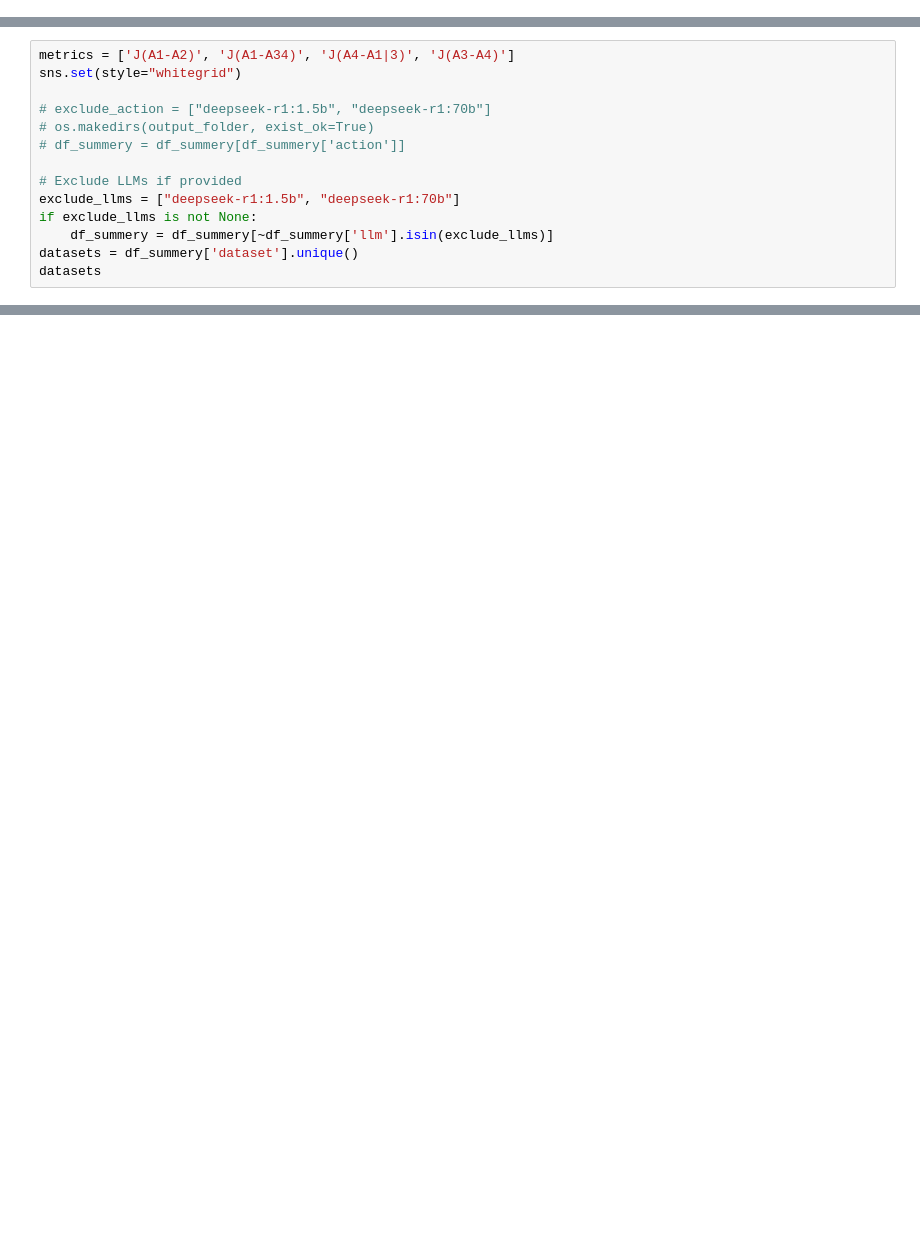
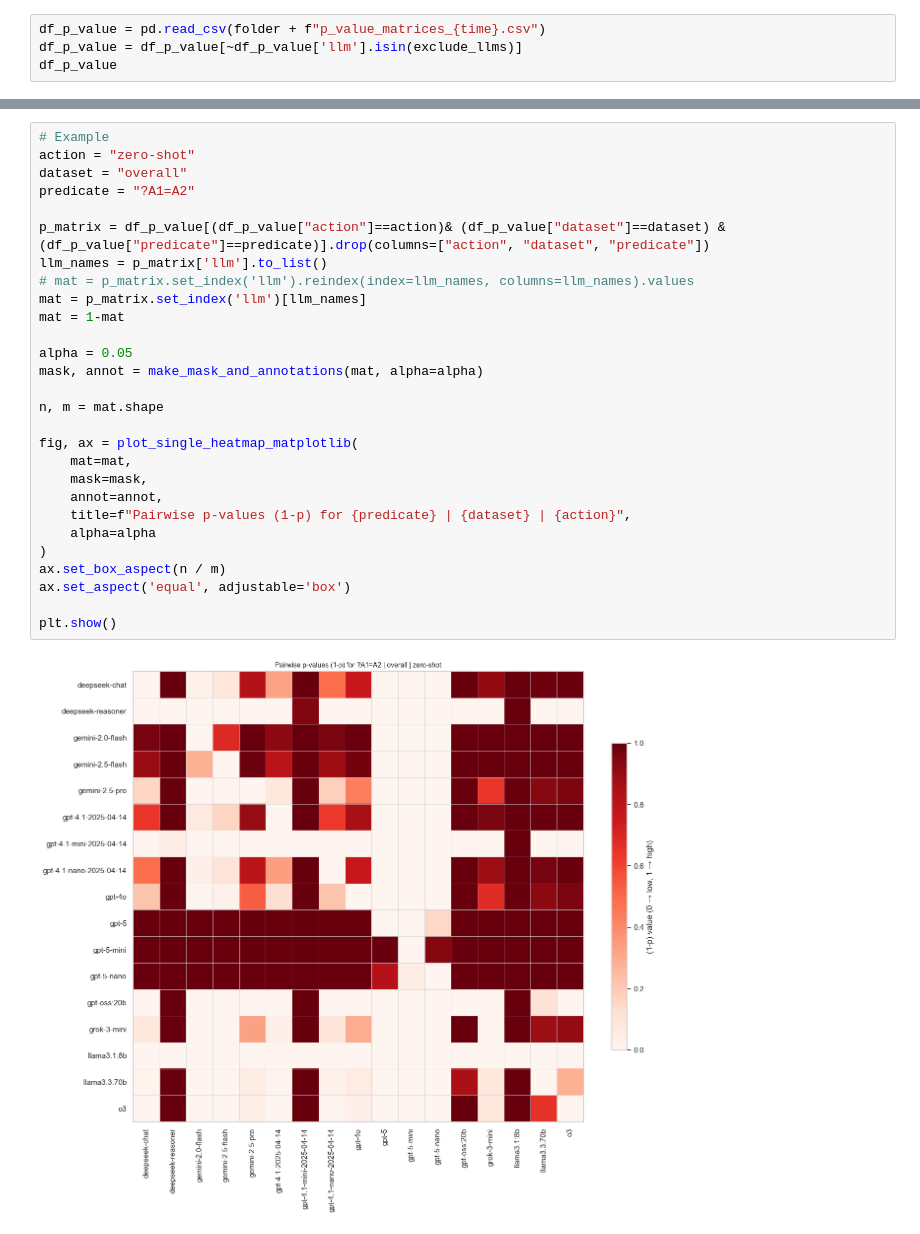
Before and after one commit to GabrieleT0/Answer-Set-Consistency-of-LLMs-For-QA, a Jupyter notebook: src/visualization/visualize.ipynb, the cells around one changed output, grey strips where cells are left out. Cells and saved outputs as stored; diff of their text form; blank space fills up the shorter version.

Commit message:
update answers and plots

```diff
--- a/src/visualization/visualize.ipynb
+++ b/src/visualization/visualize.ipynb
@@ -0,0 +48,4 @@
+# %%
+df_p_value = pd.read_csv(folder + f"p_value_matrices_{time}.csv")
+df_p_value = df_p_value[~df_p_value['llm'].isin(exclude_llms)]
+df_p_value
@@ -266,14 +69,0 @@ df_summery
-# %%
-metrics = ['J(A1-A2)', 'J(A1-A34)', 'J(A4-A1|3)', 'J(A3-A4)']
-sns.set(style="whitegrid")
-
-# exclude_action = ["deepseek-r1:1.5b", "deepseek-r1:70b"]
-# os.makedirs(output_folder, exist_ok=True)
-# df_summery = df_summery[df_summery['action']]
-
-# Exclude LLMs if provided
-exclude_llms = ["deepseek-r1:1.5b", "deepseek-r1:70b"]
-if exclude_llms is not None:
-    df_summery = df_summery[~df_summery['llm'].isin(exclude_llms)]
-datasets = df_summery['dataset'].unique()
-datasets
@@ -287,0 +281,30 @@ plot_square_heatmaps("../output/p_value_matrices_2025-09-10_22-14.csv", out_dir=
+# %%
+# Example
+action = "zero-shot"
+dataset = "overall"
+predicate = "?A1=A2"
+
+p_matrix = df_p_value[(df_p_value["action"]==action)& (df_p_value["dataset"]==dataset) & (df_p_value["predicate"]==predicate)].drop(columns=["action", "dataset", "predicate"])
+llm_names = p_matrix['llm'].to_list()
+# mat = p_matrix.set_index('llm').reindex(index=llm_names, columns=llm_names).values
+mat = p_matrix.set_index('llm')[llm_names]
+mat = 1-mat
+
+alpha = 0.05
+mask, annot = make_mask_and_annotations(mat, alpha=alpha)
+
+n, m = mat.shape
+
+fig, ax = plot_single_heatmap_matplotlib(
+    mat=mat,
+    mask=mask,
+    annot=annot,
+    title=f"Pairwise p-values (1-p) for {predicate} | {dataset} | {action}",
+    alpha=alpha
+)
+ax.set_box_aspect(n / m)
+ax.set_aspect('equal', adjustable='box')
+
+plt.show()
+# %% [output]
+[figure, added]
```
Also changed, not shown: parts of 33 cells of this notebook, 58 other files.
